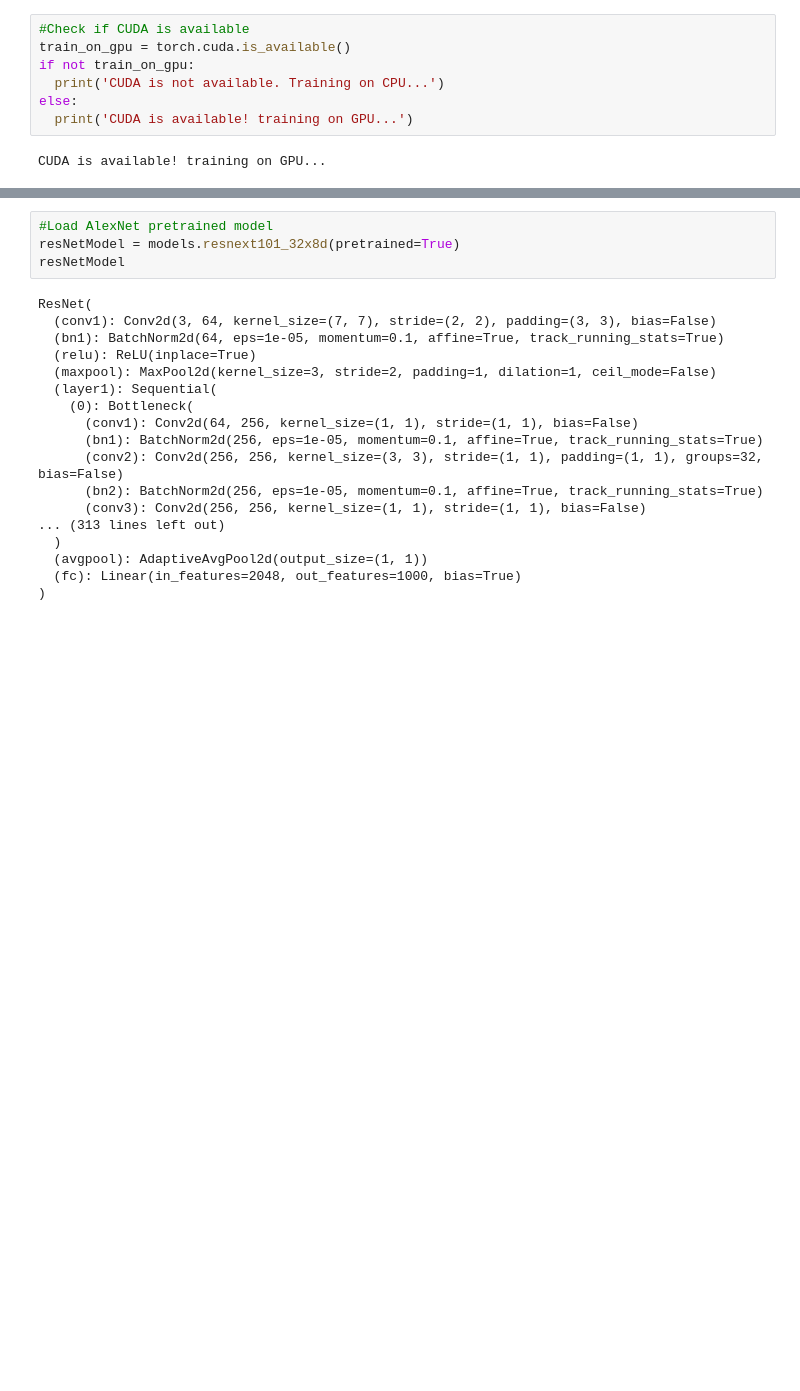
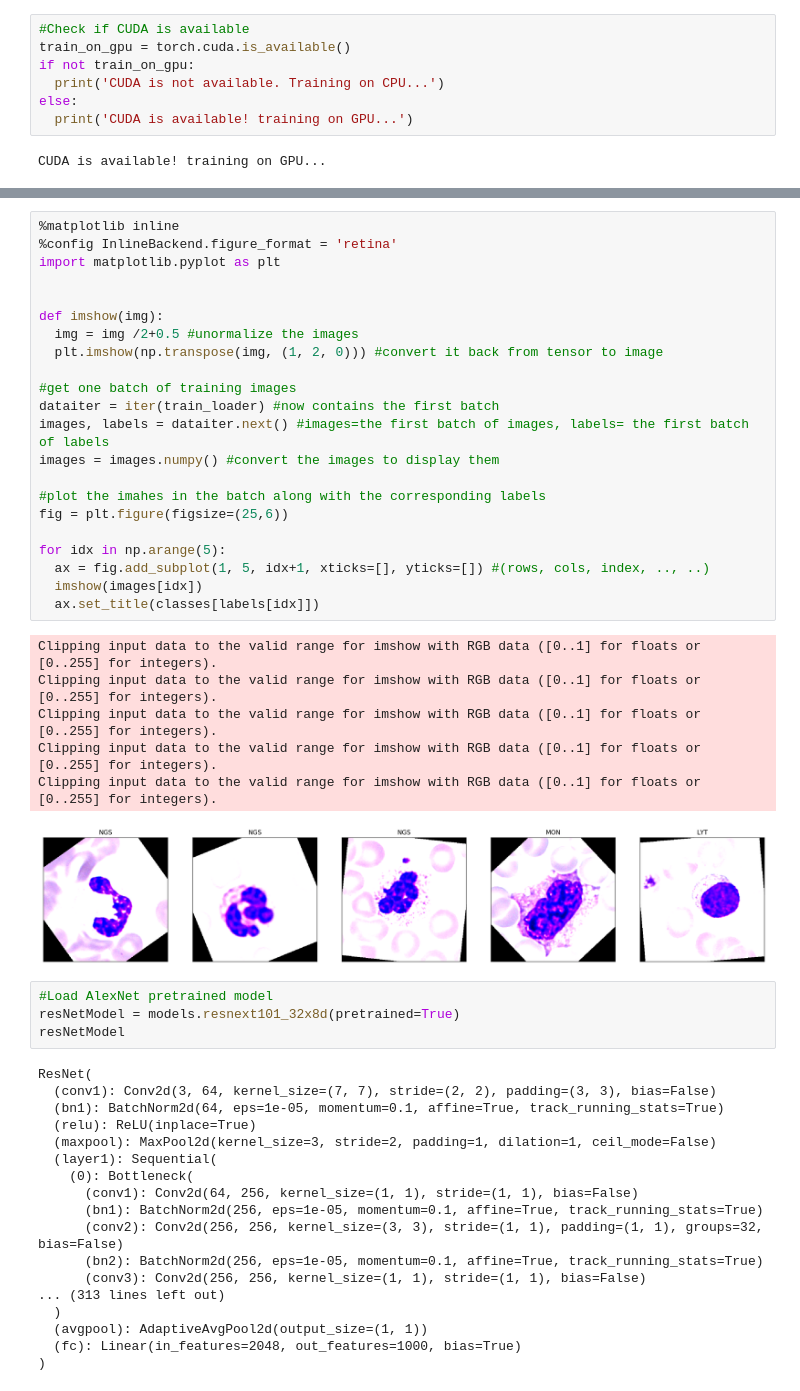
Before and after one commit to rasha-salim/Leukemia-Diagnostics, a Jupyter notebook: Leukemia_Diagnosis.ipynb, the cells around one changed output, grey strips where cells are left out. Drawn from its saved outputs; the diff is of its cells as text; blank space fills up the shorter version.

Commit message:
First implementation

```diff
--- a/Leukemia_Diagnosis.ipynb
+++ b/Leukemia_Diagnosis.ipynb
@@ -96,3 +130,32 @@ classes = ['BAS', 'EBO', 'EOS', 'KSC', 'LYA', 'LYT', 'MMZ', 'MOB', 'MON', 'MYB',
+# %%
+%matplotlib inline
+%config InlineBackend.figure_format = 'retina'
+import matplotlib.pyplot as plt
+
+
+def imshow(img):
+  img = img /2+0.5 #unormalize the images
+  plt.imshow(np.transpose(img, (1, 2, 0))) #convert it back from tensor to image
+
+#get one batch of training images
+dataiter = iter(train_loader) #now contains the first batch
+images, labels = dataiter.next() #images=the first batch of images, labels= the first batch of labels
+images = images.numpy() #convert the images to display them
+
+#plot the imahes in the batch along with the corresponding labels
+fig = plt.figure(figsize=(25,6))
+
+for idx in np.arange(5):
+  ax = fig.add_subplot(1, 5, idx+1, xticks=[], yticks=[]) #(rows, cols, index, .., ..)
+  imshow(images[idx])
+  ax.set_title(classes[labels[idx]])
+# %% [output]
+Clipping input data to the valid range for imshow with RGB data ([0..1] for floats or [0..255] for integers).
+Clipping input data to the valid range for imshow with RGB data ([0..1] for floats or [0..255] for integers).
+Clipping input data to the valid range for imshow with RGB data ([0..1] for floats or [0..255] for integers).
+Clipping input data to the valid range for imshow with RGB data ([0..1] for floats or [0..255] for integers).
+Clipping input data to the valid range for imshow with RGB data ([0..1] for floats or [0..255] for integers).
+[figure, added]
 # %%
 #Load AlexNet pretrained model
 resNetModel = models.resnext101_32x8d(pretrained=True)
```
Also changed, not shown: parts of 11 cells of this notebook.
